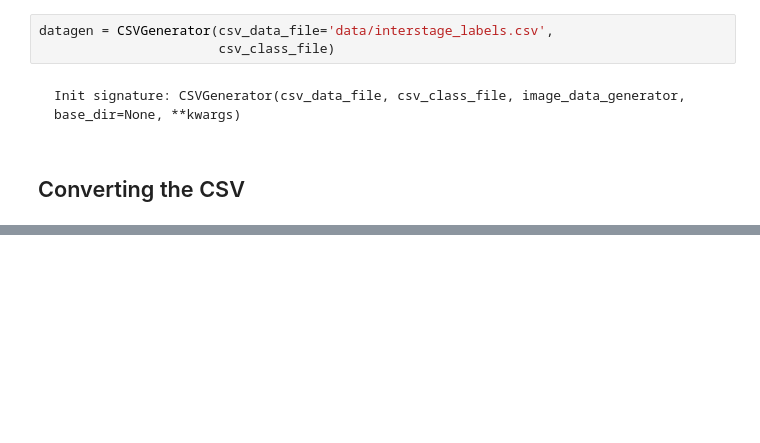
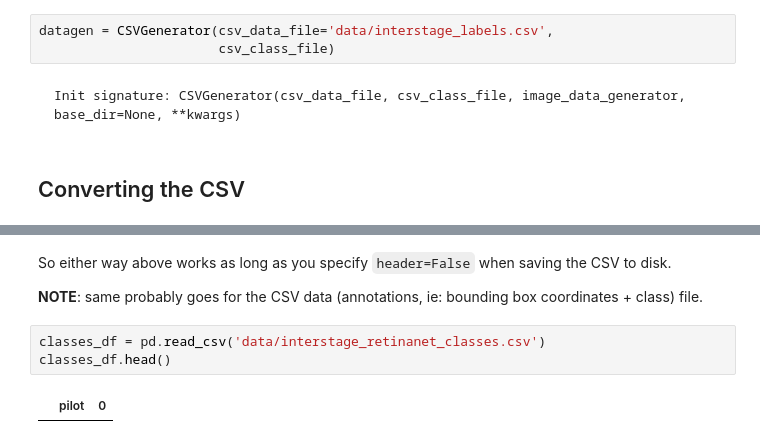
Before and after one commit to WNoxchi/Aersu, a Jupyter notebook: GLOC/finetune-retinanet-dev3.ipynb, the cells around one changed output, grey strips where cells are left out. Drawn from its saved outputs; the diff is of its cells as text; blank space fills up the shorter version.

```diff
--- a/GLOC/finetune-retinanet-dev3.ipynb
+++ b/GLOC/finetune-retinanet-dev3.ipynb
@@ -73,0 +165,9 @@ FileNotFoundError: File b'data/interstage_labels.csv' does not exist
+# %% [markdown]
+So either way above works as long as you specify `header=False` when saving the CSV to disk.
+
+**NOTE**: same probably goes for the CSV data (annotations, ie: bounding box coordinates + class) file.
+# %%
+classes_df = pd.read_csv('data/interstage_retinanet_classes.csv')
+classes_df.head()
+# %% [output]
+|  | pilot | 0 |
```
Also changed, not shown: parts of 49 cells of this notebook.
